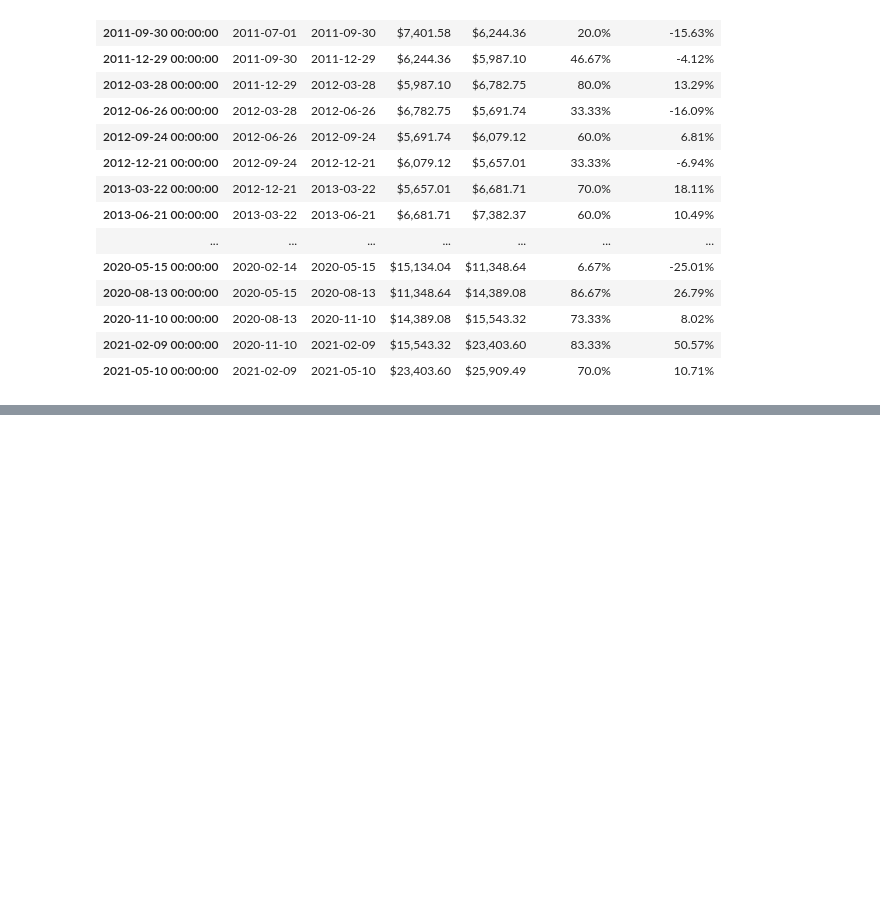
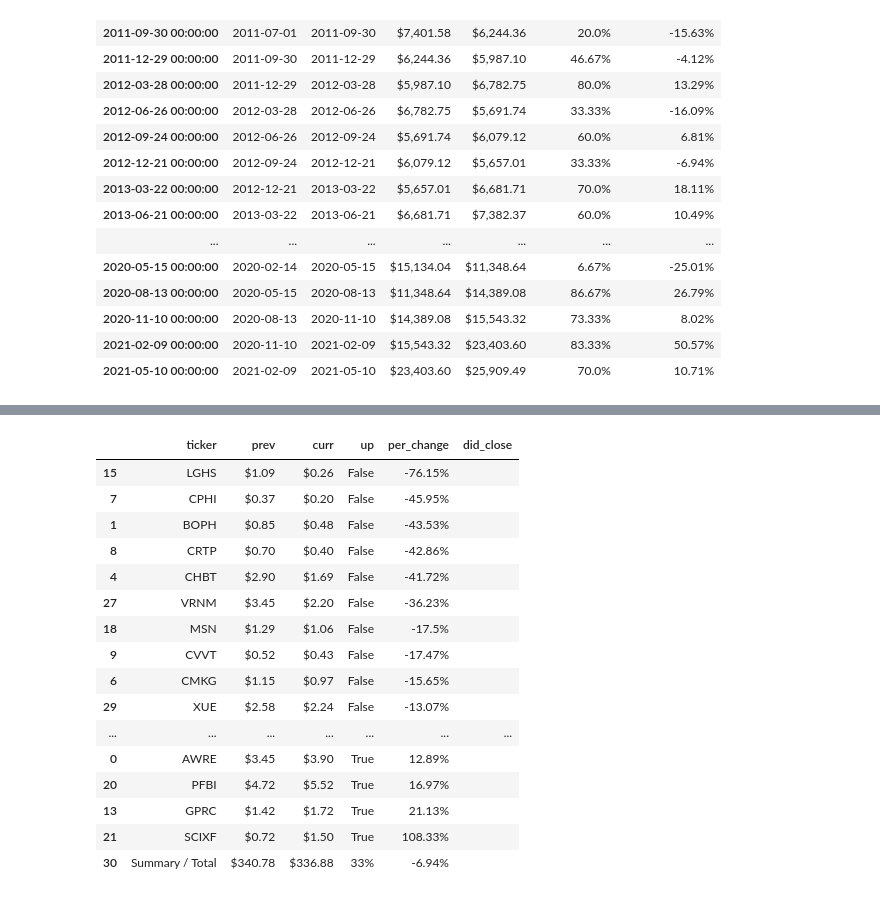
Before and after one commit to Olshansk/tip, a Jupyter notebook: BackTest_InvestigateData.ipynb, the cells around one changed output, grey strips where cells are left out. Drawn from its saved outputs; the diff is of its cells as text; code cells hidden in the pictures; blank space fills up the shorter version.

```diff
--- a/BackTest_InvestigateData.ipynb
+++ b/BackTest_InvestigateData.ipynb
@@ -78,7 +69,7 @@ df_res
 # %%
 # https://pandas.pydata.org/pandas-docs/stable/user_guide/style.html
 def color_per_cell(v):
-    per = float(v[:-1])
+    per = float(v if str(v)[-1] != '%' else str(v)[:-1])
     if per < -25:
         return "background-color: orangered"
     elif per >= -25 and per < 0:
@@ -173,14 +164,15 @@ df_with_style = df_date.style \
     .format({
         'curr': display_two_decimal_places,
         'prev': display_two_decimal_places,
-    })\.set_caption(f"Rebalance results on {datetime.datetime.strftime(date_to_inspect, '%Y-%m-%d')} for {str(STOCKS_UNIVERSE)}") \
+    }) \
+    .set_caption(f"Rebalance results on {datetime.datetime.strftime(date_to_inspect, '%Y-%m-%d')} for {str(STOCKS_UNIVERSE)}") \
     .set_table_styles([{
-    'selector': 'caption',
-    'props': [
-        ('color', 'black'),
-        ('font-size', '16px'),
-        ('text-align', 'center'),
-    ]
+        'selector': 'caption',
+        'props': [
+            ('color', 'black'),
+            ('font-size', '16px'),
+            ('text-align', 'center'),
+        ]
 }])
 
 df_with_style.applymap(color_per_cell, subset=['per_change'])
@@ -188,0 +181,17 @@ SyntaxError: unexpected character after line continuation character (<ipython-in
+|  | ticker | prev | curr | up | per_change | did_close |
+| 15 | LGHS | $1.09 | $0.26 | False | -76.15% |  |
+| 7 | CPHI | $0.37 | $0.20 | False | -45.95% |  |
+| 1 | BOPH | $0.85 | $0.48 | False | -43.53% |  |
+| 8 | CRTP | $0.70 | $0.40 | False | -42.86% |  |
+| 4 | CHBT | $2.90 | $1.69 | False | -41.72% |  |
+| 27 | VRNM | $3.45 | $2.20 | False | -36.23% |  |
+| 18 | MSN | $1.29 | $1.06 | False | -17.5% |  |
+| 9 | CVVT | $0.52 | $0.43 | False | -17.47% |  |
+| 6 | CMKG | $1.15 | $0.97 | False | -15.65% |  |
+| 29 | XUE | $2.58 | $2.24 | False | -13.07% |  |
+| ... | ... | ... | ... | ... | ... | ... |
+| 0 | AWRE | $3.45 | $3.90 | True | 12.89% |  |
+| 20 | PFBI | $4.72 | $5.52 | True | 16.97% |  |
+| 13 | GPRC | $1.42 | $1.72 | True | 21.13% |  |
+| 21 | SCIXF | $0.72 | $1.50 | True | 108.33% |  |
+| 30 | Summary / Total | $340.78 | $336.88 | 33% | -6.94% |  |
```
Also changed, not shown: parts of 6 cells of this notebook, 5 other files.
